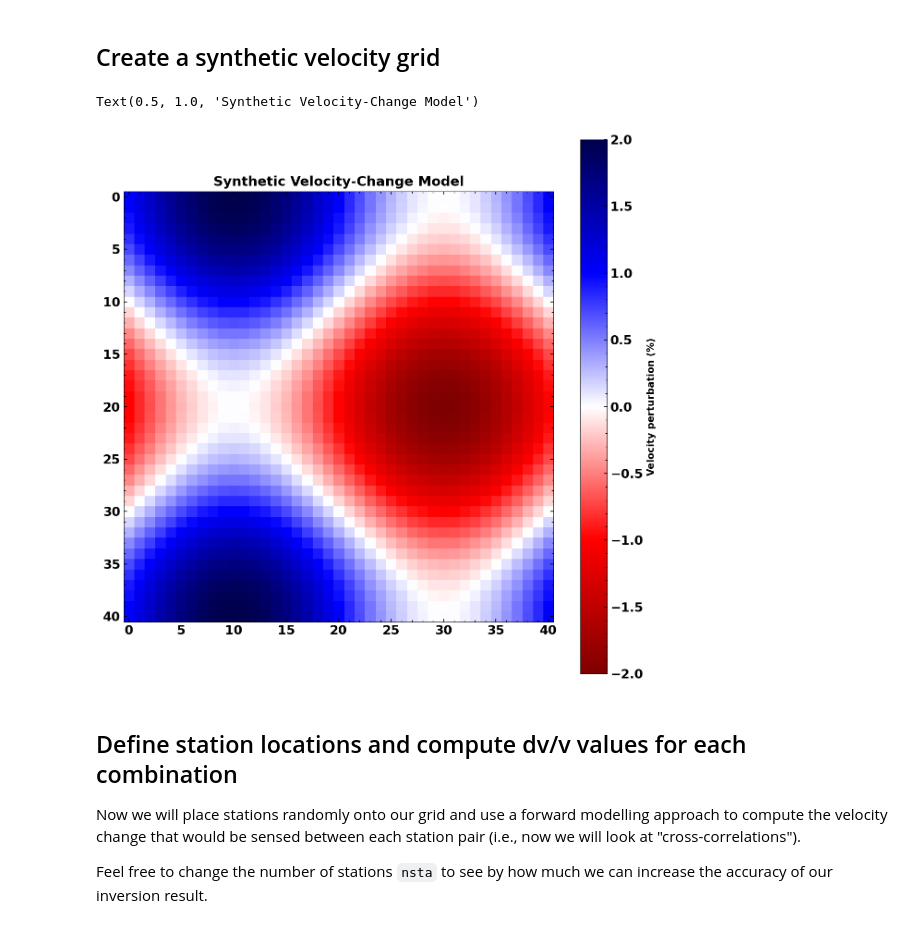
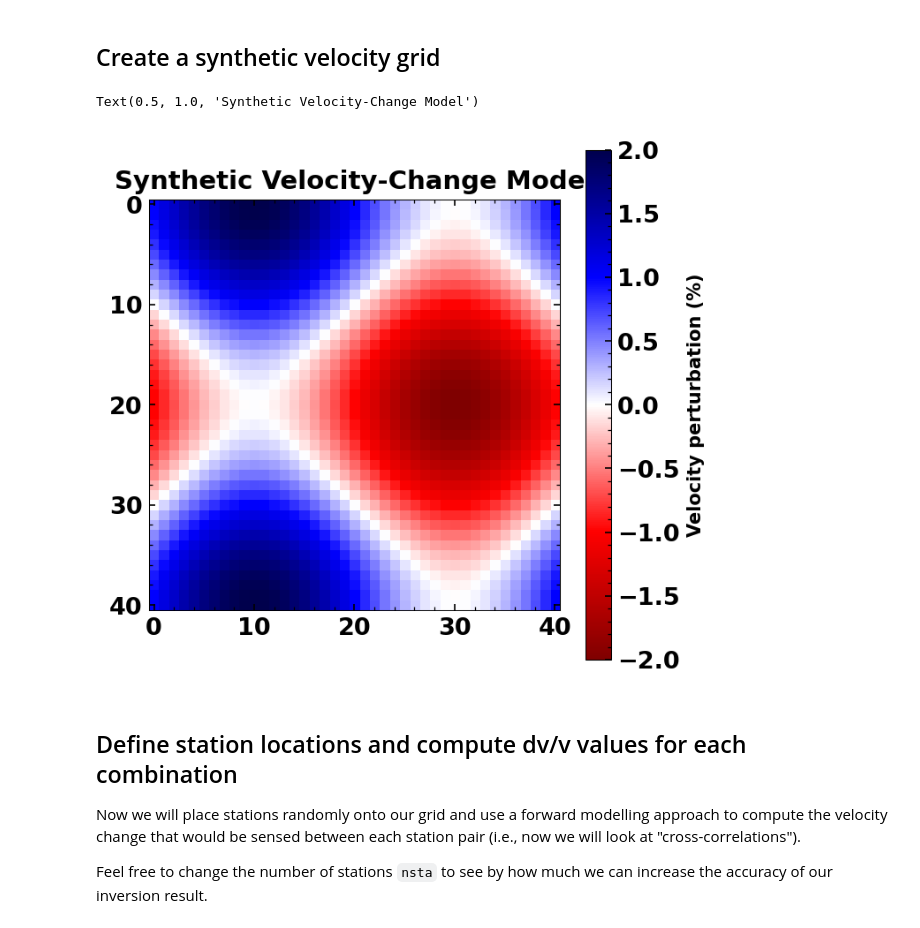
Before and after one commit to PeterMakus/SeisMIC, a Jupyter notebook: examples/spatial.ipynb, the cells around one changed output. Cells and saved outputs as stored; diff of their text form; code cells hidden in the pictures.

```diff
--- a/examples/spatial.ipynb
+++ b/examples/spatial.ipynb
@@ -29,25 +32,25 @@ dvg = DVGrid(lat0, lon0, res, x, y, dt, vel, mf_path)
 # %%
 import numpy as np
 from matplotlib import pyplot as plt
 from obspy import UTCDateTime
 
 from seismic.plot.plot_utils import set_mpl_params
 
 chkb = np.zeros_like(dvg.xgrid)
 for ii, yy in enumerate(np.arange(y/res+1)):
     chkb[ii, :] = np.sin(
         2*np.pi*np.arange(x/res+1)/(x/res)) + np.cos(2*np.pi*yy/(y/res))
 chkb /= 100
 
 # Plot the synthetic checkerboard
 set_mpl_params()
-plt.figure(figsize=(10, 10))
+plt.figure(figsize=(5, 5))
 plt.imshow(chkb*100, cmap='seismic_r')
 plt.colorbar(label='Velocity perturbation (%)')
 plt.title('Synthetic Velocity-Change Model')
 # %% [output]
 Text(0.5, 1.0, 'Synthetic Velocity-Change Model')
-[figure, old version]
+[figure, new version]
 # %% [markdown]
 ## Define station locations and compute dv/v values for each combination
 
```
Also changed, not shown: parts of 5 cells of this notebook, 6 other files.
